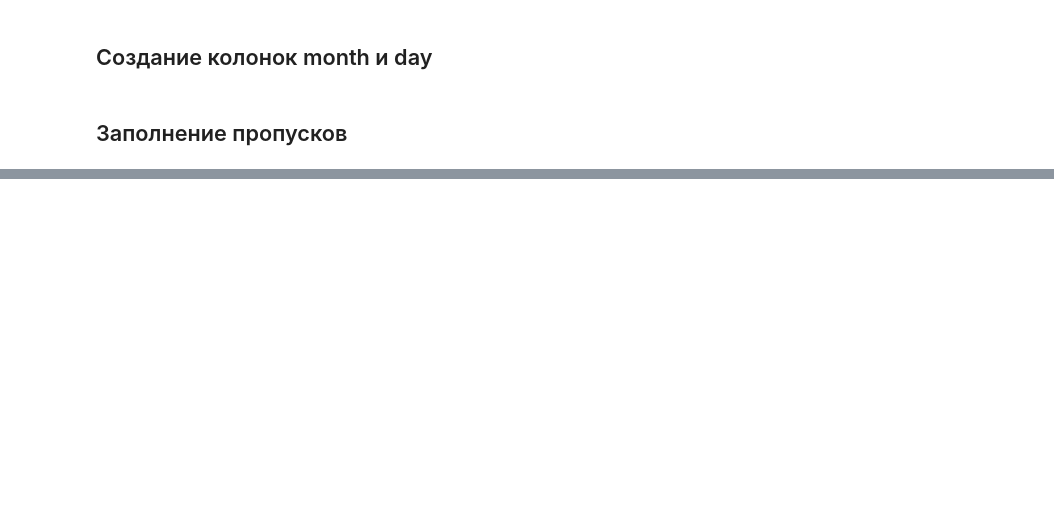
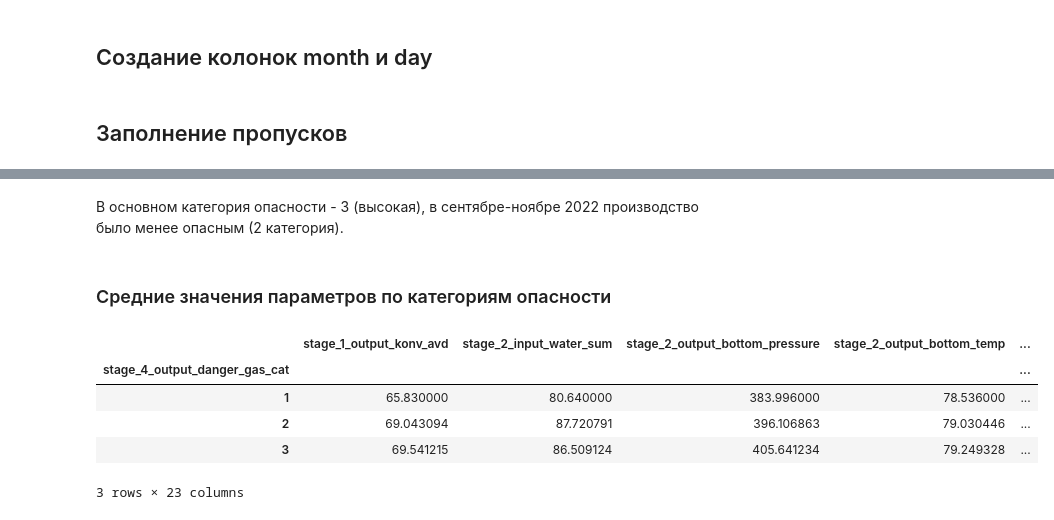
Before and after one commit to alinkalina/ad-ecology-project, a Jupyter notebook: project.ipynb, the cells around one changed output, grey strips where cells are left out. Saved outputs shown, nothing was run; the diff lists cells and outputs as text; code cells hidden in the pictures; blank space fills up the shorter version.

```diff
--- a/project.ipynb
+++ b/project.ipynb
@@ -44,0 +123,13 @@ for col in nan_cols:
+# %% [markdown]
+В основном категория опасности - 3 (высокая), в сентябре-ноябре 2022 производство было менее опасным (2 категория).
+# %% [markdown]
+### Средние значения параметров по категориям опасности
+# %%
+df.groupby('stage_4_output_danger_gas_cat').mean(numeric_only=True)
+# %% [output]
+|  | stage_1_output_konv_avd | stage_2_input_water_sum | stage_2_output_bottom_pressure | stage_2_output_bottom_temp | ... |
+| stage_4_output_danger_gas_cat |  |  |  |  | ... |
+| 1 | 65.830000 | 80.640000 | 383.996000 | 78.536000 | ... |
+| 2 | 69.043094 | 87.720791 | 396.106863 | 79.030446 | ... |
+| 3 | 69.541215 | 86.509124 | 405.641234 | 79.249328 | ... |
+3 rows × 23 columns
```
Also changed, not shown: parts of 19 cells of this notebook.
